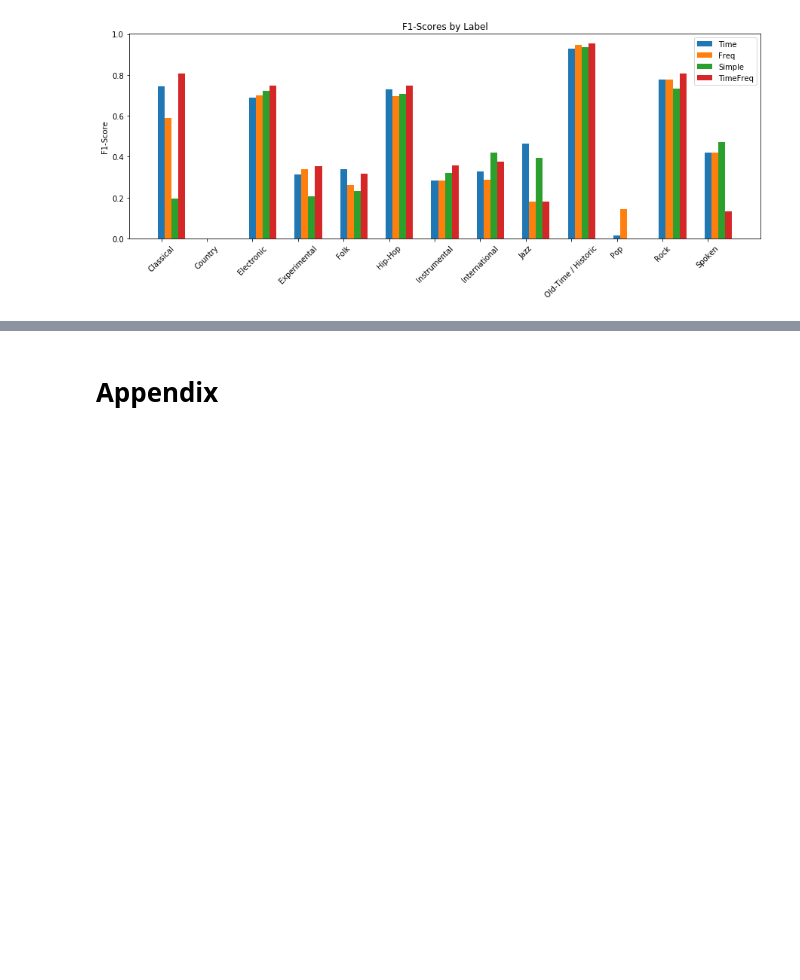
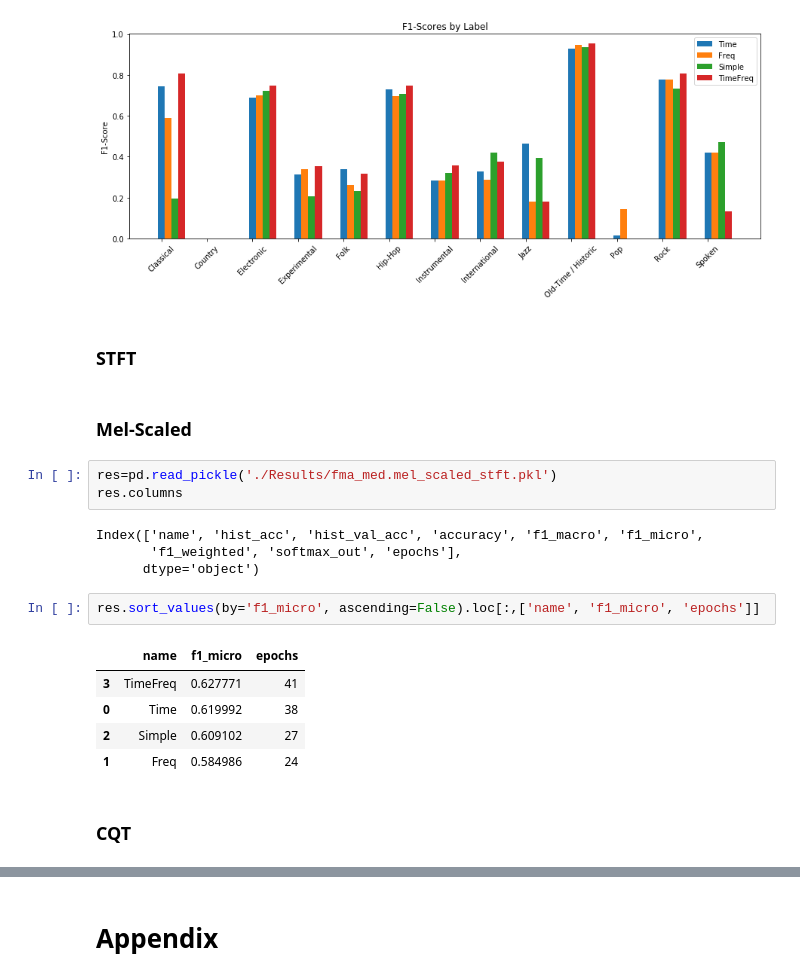
Before and after one commit to RyanWhitell/Deep-Learning-for-Music-Recommendation, a Jupyter notebook: Thesis.ipynb, the cells around one changed output, grey strips where cells are left out. Saved outputs shown, nothing was run; the diff lists cells and outputs as text; blank space fills up the shorter version.

```diff
--- a/Thesis.ipynb
+++ b/Thesis.ipynb
@@ -640,3 +659,24 @@ plt.legend(loc='best')
 plt.show()
 # %% [output]
 [figure]
+# %% [markdown]
+### STFT
+# %% [markdown]
+### Mel-Scaled
+# %%
+res=pd.read_pickle('./Results/fma_med.mel_scaled_stft.pkl')
+res.columns
+# %% [output]
+Index(['name', 'hist_acc', 'hist_val_acc', 'accuracy', 'f1_macro', 'f1_micro',
+       'f1_weighted', 'softmax_out', 'epochs'],
+      dtype='object')
+# %%
+res.sort_values(by='f1_micro', ascending=False).loc[:,['name', 'f1_micro', 'epochs']]
+# %% [output]
+|  | name | f1_micro | epochs |
+| 3 | TimeFreq | 0.627771 | 41 |
+| 0 | Time | 0.619992 | 38 |
+| 2 | Simple | 0.609102 | 27 |
+| 1 | Freq | 0.584986 | 24 |
+# %% [markdown]
+### CQT
```
Also changed, not shown: parts of 10 cells of this notebook, 4 other files.
